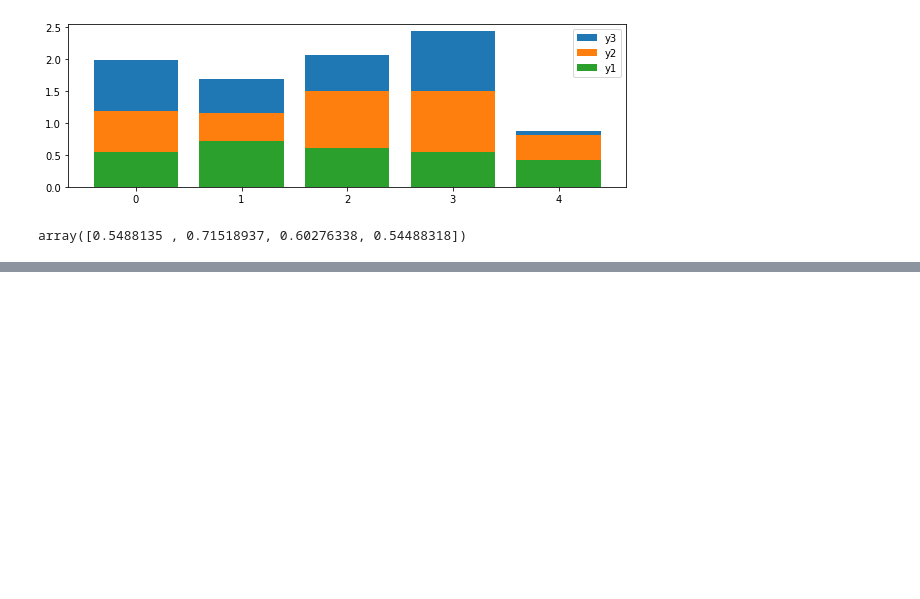
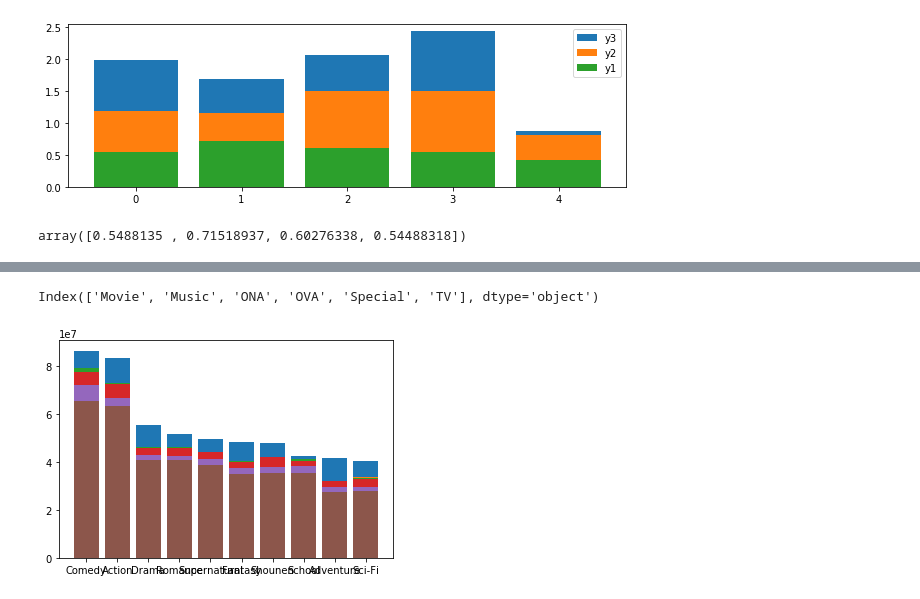
Before and after one commit to friendly-blackdog/To_FullStack, a Jupyter notebook: lecture/데청캠_동국대/수업/처리:분석/18/Untitled.ipynb, the cells around one changed output, grey strips where cells are left out. Drawn from its saved outputs; the diff is of its cells as text; code cells hidden in the pictures; blank space fills up the shorter version.

```diff
--- a/lecture/데청캠_동국대/수업/처리:분석/18/Untitled.ipynb
+++ b/lecture/데청캠_동국대/수업/처리:분석/18/Untitled.ipynb
@@ -87,0 +102,4 @@ array([0.5488135 , 0.71518937, 0.60276338, 0.54488318])
+# %%
+# anime_genre_top10_pivoted.csv 파일을 이용하여 배급 종별, 장르별 막대그래프를 누적 막대그래프로 그림
+df = pd.read_csv('anime_genre_top10_pivoted.csv', encoding='utf-8', index_col='genre')
+df
@@ -87,0 +119,14 @@ array([0.5488135 , 0.71518937, 0.60276338, 0.54488318])
+# %%
+df.columns
+# %% [output]
+Index(['Movie', 'Music', 'ONA', 'OVA', 'Special', 'TV'], dtype='object')
+# %%
+rows, cols = len(df), len(df.columns)
+x = range(rows)
+
+for i, t in enumerate(df.columns):
+    y = df.iloc[:, i:cols].sum(axis = 1)
+    plt.bar(x,y,label = t)
+    plt.xticks(x, labels = df.index)
+# %% [output]
+[figure, added]
```
Also changed, not shown: parts of 80 cells of this notebook, 1 other file.
